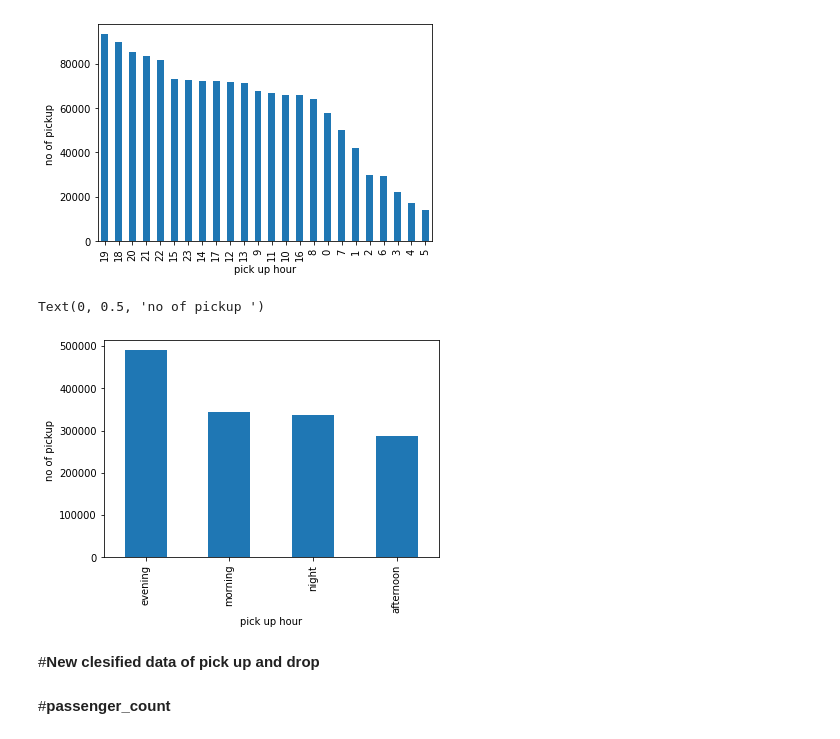
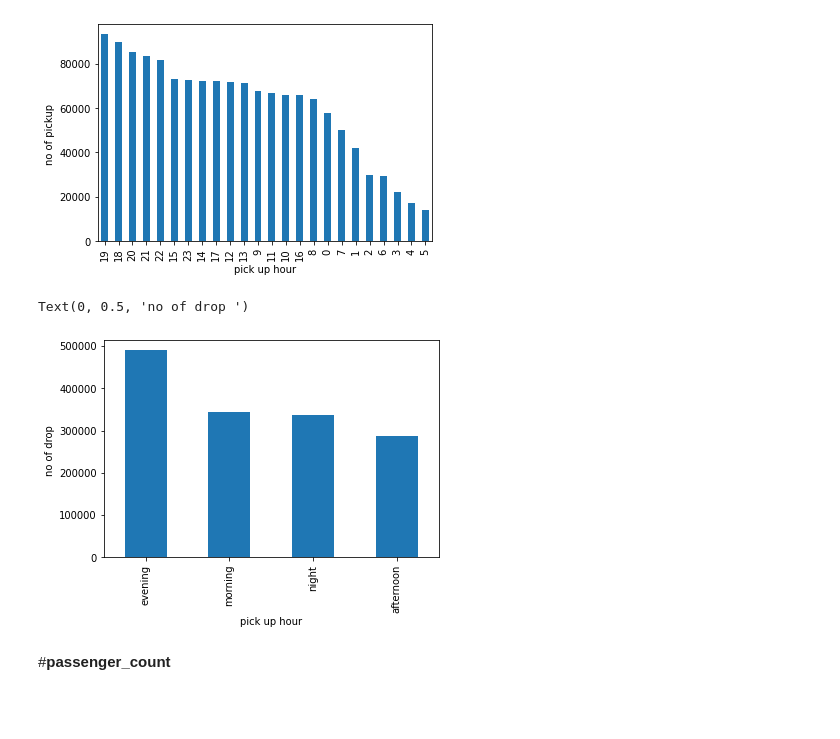
Before and after one commit to Gauravmehra1/NYCTaxiData.csv, a Jupyter notebook: Copy_of_NYC_Taxi_Trip_Time_Prediction_Capstone_Project.ipynb, the cells around one changed output. Drawn from its saved outputs; the diff is of its cells as text; code cells hidden in the pictures; blank space fills up the shorter version.

```diff
--- a/Copy_of_NYC_Taxi_Trip_Time_Prediction_Capstone_Project.ipynb
+++ b/Copy_of_NYC_Taxi_Trip_Time_Prediction_Capstone_Project.ipynb
@@ -469,11 +484,10 @@ plt.ylabel ('no of pickup ')
 Text(0, 0.5, 'no of pickup ')
 [figure]
 # %%
+#graph of drop
 df['drop'].value_counts().plot(kind='bar')
 plt.xlabel ('pick up hour')
-plt.ylabel ('no of pickup ')
+plt.ylabel ('no of drop ')
 # %% [output]
-Text(0, 0.5, 'no of pickup ')
+Text(0, 0.5, 'no of drop ')
-[figure, old version]
+[figure, new version]
-# %% [markdown]
-#**New clesified data of pick up and drop**
```
Also changed, not shown: parts of 38 cells of this notebook.
